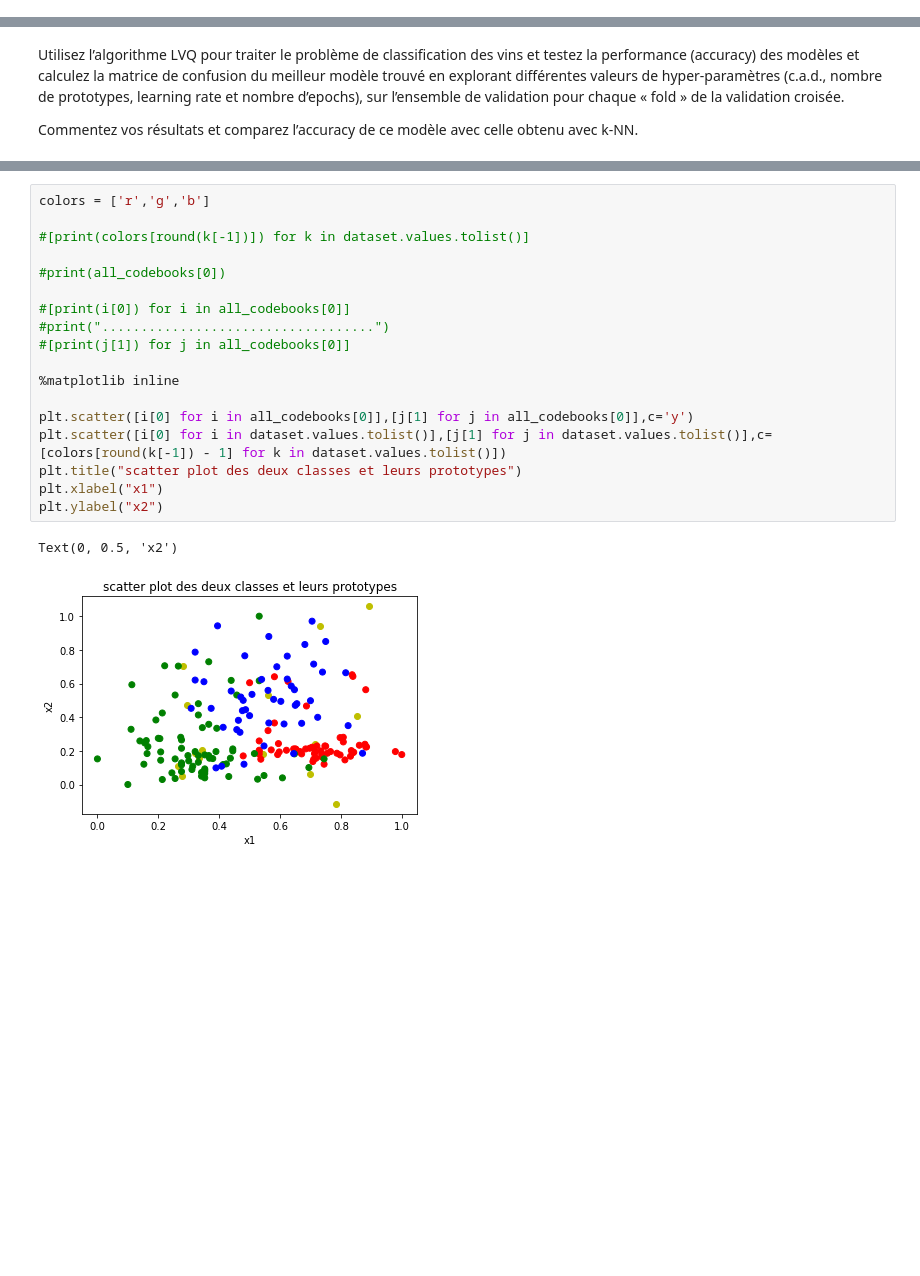
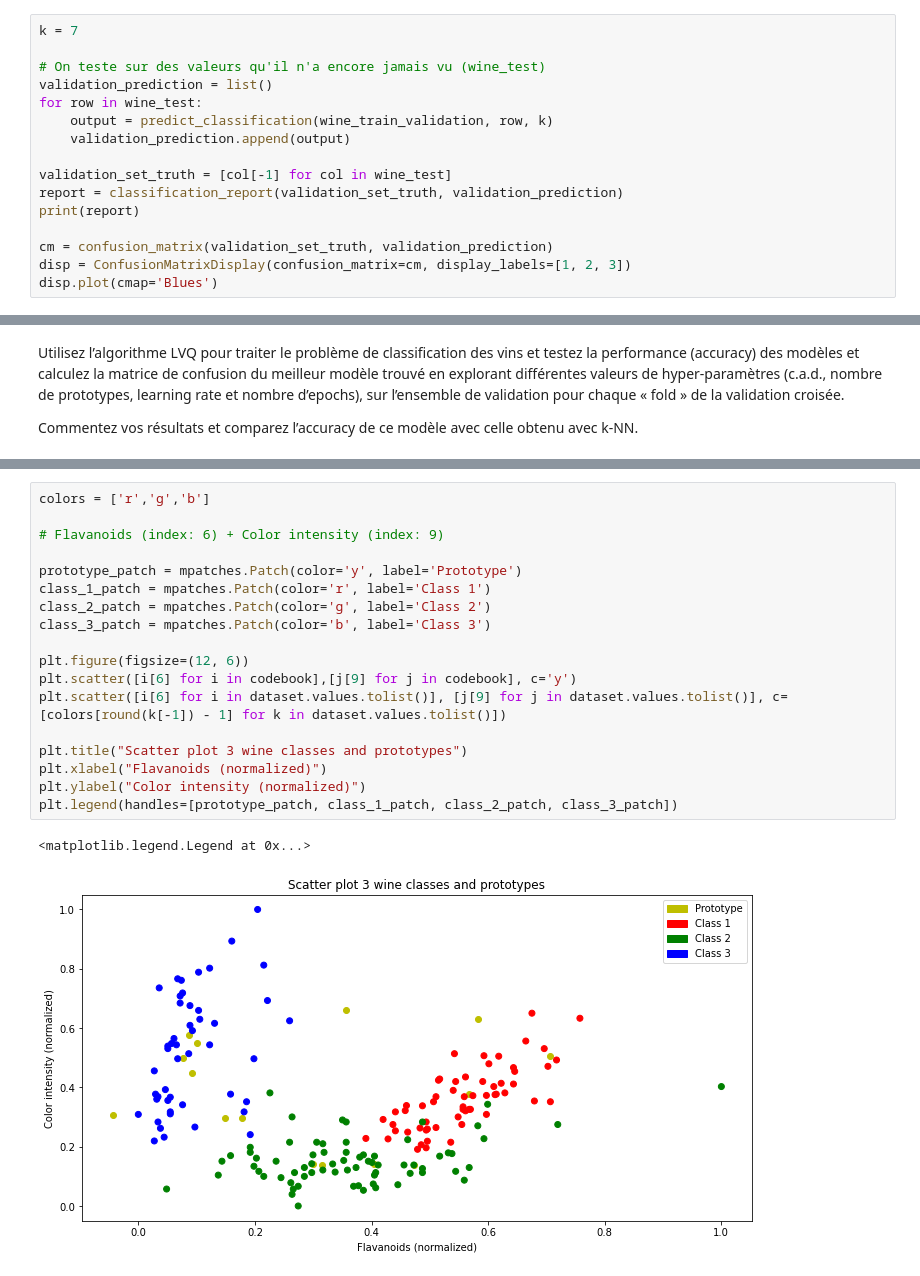
Before and after one commit to heig-vkaelin/isd, a Jupyter notebook: Labo4/Labo4.ipynb, the cells around one changed output, grey strips where cells are left out. Drawn from its saved outputs; the diff is of its cells as text; blank space fills up the shorter version.

```diff
--- a/Labo4/Labo4.ipynb
+++ b/Labo4/Labo4.ipynb
@@ -391,0 +489,16 @@ array([[2, 0, 0],
+# %%
+k = 7
+
+# On teste sur des valeurs qu'il n'a encore jamais vu (wine_test)
+validation_prediction = list()
+for row in wine_test:
+    output = predict_classification(wine_train_validation, row, k)
+    validation_prediction.append(output)
+
+validation_set_truth = [col[-1] for col in wine_test]
+report = classification_report(validation_set_truth, validation_prediction)
+print(report)
+
+cm = confusion_matrix(validation_set_truth, validation_prediction)
+disp = ConfusionMatrixDisplay(confusion_matrix=cm, display_labels=[1, 2, 3])
+disp.plot(cmap='Blues')
@@ -627,21 +647,21 @@ Mean Accuracy: 96.571%
 # %%
 colors = ['r','g','b']
 
-#[print(colors[round(k[-1])]) for k in dataset.values.tolist()]
+# Flavanoids (index: 6) + Color intensity (index: 9)
 
-#print(all_codebooks[0])
+prototype_patch = mpatches.Patch(color='y', label='Prototype')
+class_1_patch = mpatches.Patch(color='r', label='Class 1')
+class_2_patch = mpatches.Patch(color='g', label='Class 2')
+class_3_patch = mpatches.Patch(color='b', label='Class 3')
 
-#[print(i[0]) for i in all_codebooks[0]]
-#print("...................................")
-#[print(j[1]) for j in all_codebooks[0]]
+plt.figure(figsize=(12, 6))
+plt.scatter([i[6] for i in codebook],[j[9] for j in codebook], c='y')
+plt.scatter([i[6] for i in dataset.values.tolist()], [j[9] for j in dataset.values.tolist()], c=[colors[round(k[-1]) - 1] for k in dataset.values.tolist()])
 
-%matplotlib inline
-
-plt.scatter([i[0] for i in all_codebooks[0]],[j[1] for j in all_codebooks[0]],c='y')
-plt.scatter([i[0] for i in dataset.values.tolist()],[j[1] for j in dataset.values.tolist()],c=[colors[round(k[-1]) - 1] for k in dataset.values.tolist()])
-plt.title("scatter plot des deux classes et leurs prototypes")
-plt.xlabel("x1")
-plt.ylabel("x2")
+plt.title("Scatter plot 3 wine classes and prototypes")
+plt.xlabel("Flavanoids (normalized)")
+plt.ylabel("Color intensity (normalized)")
+plt.legend(handles=[prototype_patch, class_1_patch, class_2_patch, class_3_patch])
 # %% [output]
-Text(0, 0.5, 'x2')
+<matplotlib.legend.Legend at 0x...>
-[figure, old version]
+[figure, new version]
```
Also changed, not shown: parts of 19 cells of this notebook.
